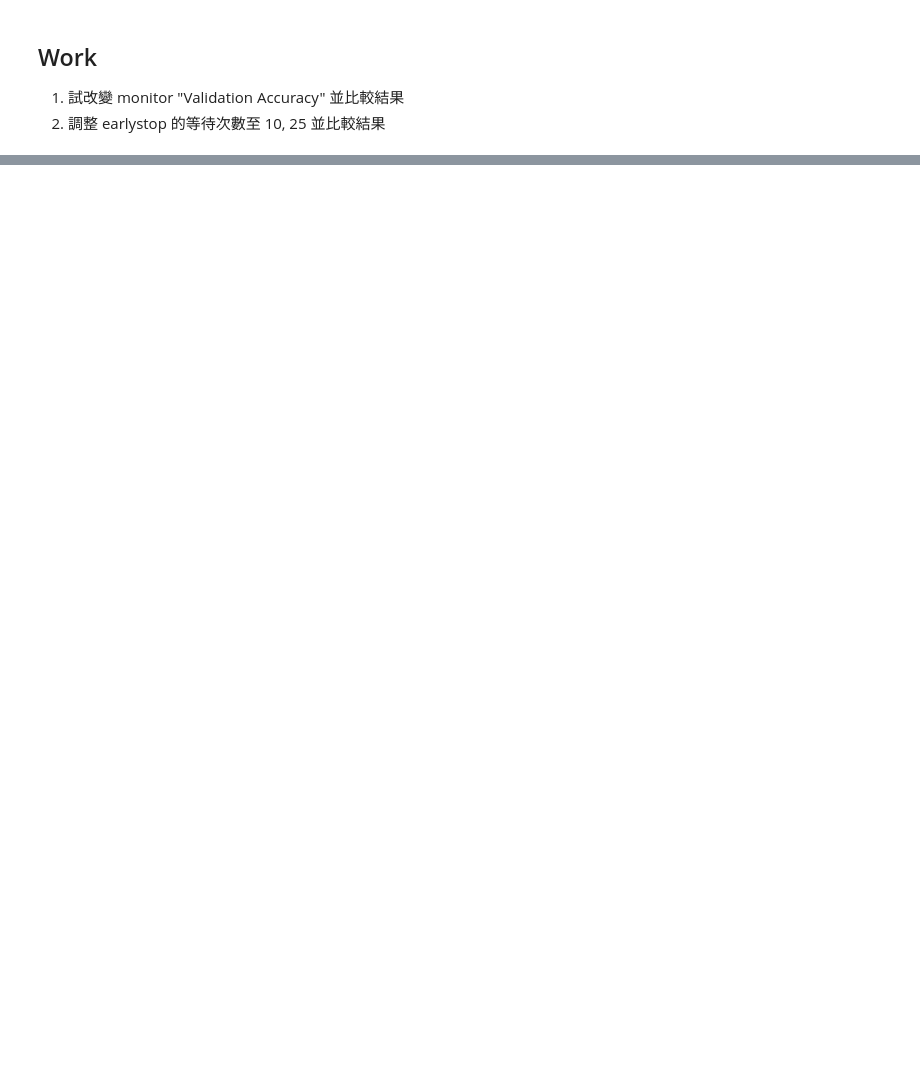
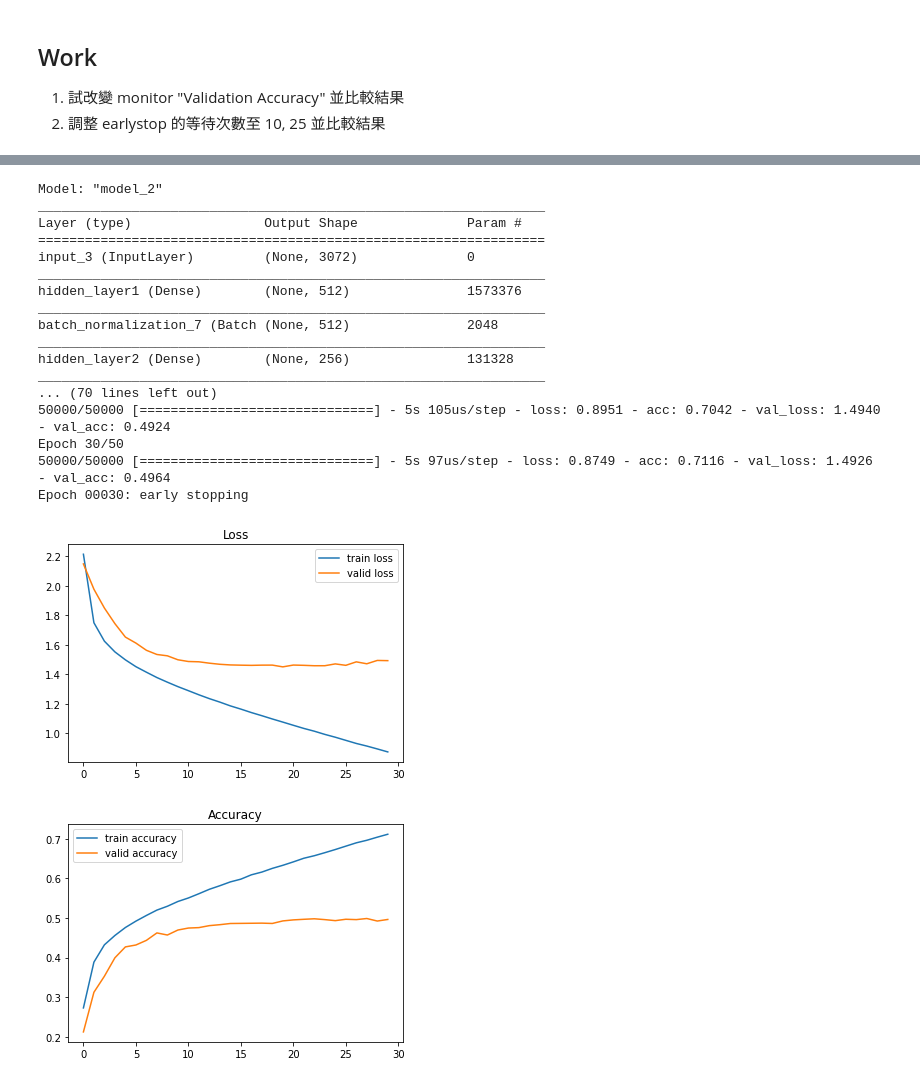
Before and after one commit to amonre1008/4th-ML100Days, a Jupyter notebook: homework/Day_085_HW.ipynb, the cells around one changed output, grey strips where cells are left out. Drawn from its saved outputs; the diff is of its cells as text; code cells hidden in the pictures; blank space fills up the shorter version.

```diff
--- a/homework/Day_085_HW.ipynb
+++ b/homework/Day_085_HW.ipynb
@@ -65,0 +142,54 @@ import matplotlib.pyplot as plt
+# %%
+earlystop = EarlyStopping(monitor="val_loss",
+                          patience=10,
+                          verbose=1)
+
+model = build_mlp(input_shape=x_train.shape[1:])
+model.summary()
+optimizer = keras.optimizers.SGD(lr=LEARNING_RATE, nesterov=True, momentum=MOMENTUM)
+model.compile(loss="categorical_crossentropy", metrics=["acc"], optimizer=optimizer)
+
+model.fit(x_train, y_train,
+          epochs=EPOCHS,
+          batch_size=BATCH_SIZE,
+          validation_data=(x_test, y_test),
+          shuffle=True,
+          callbacks=[earlystop])
+
+# Collect results
+train_loss = model.history.history["loss"]
+valid_loss = model.history.history["val_loss"]
+train_acc = model.history.history["acc"]
+valid_acc = model.history.history["val_acc"]
+
+plt.plot(range(len(train_loss)), train_loss, label="train loss")
+plt.plot(range(len(valid_loss)), valid_loss, label="valid loss")
+plt.legend()
+plt.title("Loss")
+plt.show()
+
+plt.plot(range(len(train_acc)), train_acc, label="train accuracy")
+plt.plot(range(len(valid_acc)), valid_acc, label="valid accuracy")
+plt.legend()
+plt.title("Accuracy")
+plt.show()
+# %% [output]
+Model: "model_2"
+_________________________________________________________________
+Layer (type)                 Output Shape              Param #
+=================================================================
+input_3 (InputLayer)         (None, 3072)              0
+_________________________________________________________________
+hidden_layer1 (Dense)        (None, 512)               1573376
+_________________________________________________________________
+batch_normalization_7 (Batch (None, 512)               2048
+_________________________________________________________________
+hidden_layer2 (Dense)        (None, 256)               131328
+_________________________________________________________________
+... (70 lines left out)
+50000/50000 [==============================] - 5s 105us/step - loss: 0.8951 - acc: 0.7042 - val_loss: 1.4940 - val_acc: 0.4924
+Epoch 30/50
+50000/50000 [==============================] - 5s 97us/step - loss: 0.8749 - acc: 0.7116 - val_loss: 1.4926 - val_acc: 0.4964
+Epoch 00030: early stopping
+[figure, added]
+[figure, added]
```
Also changed, not shown: parts of 10 cells of this notebook.
